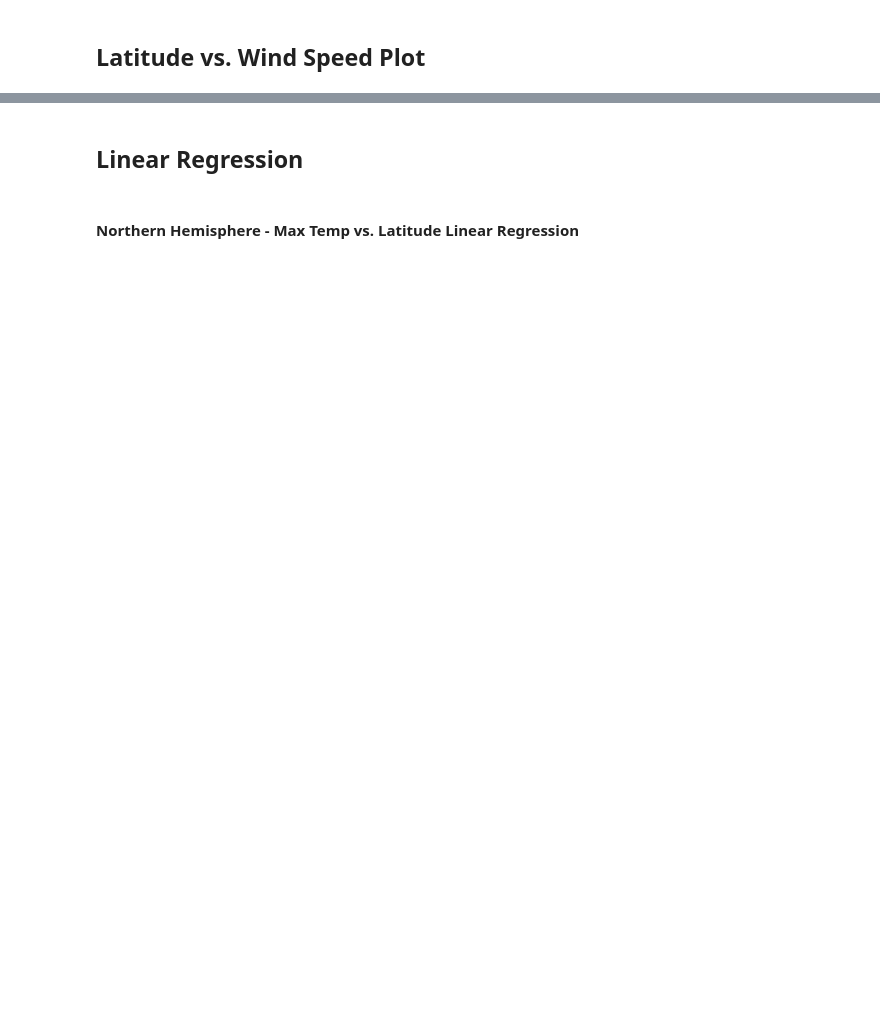
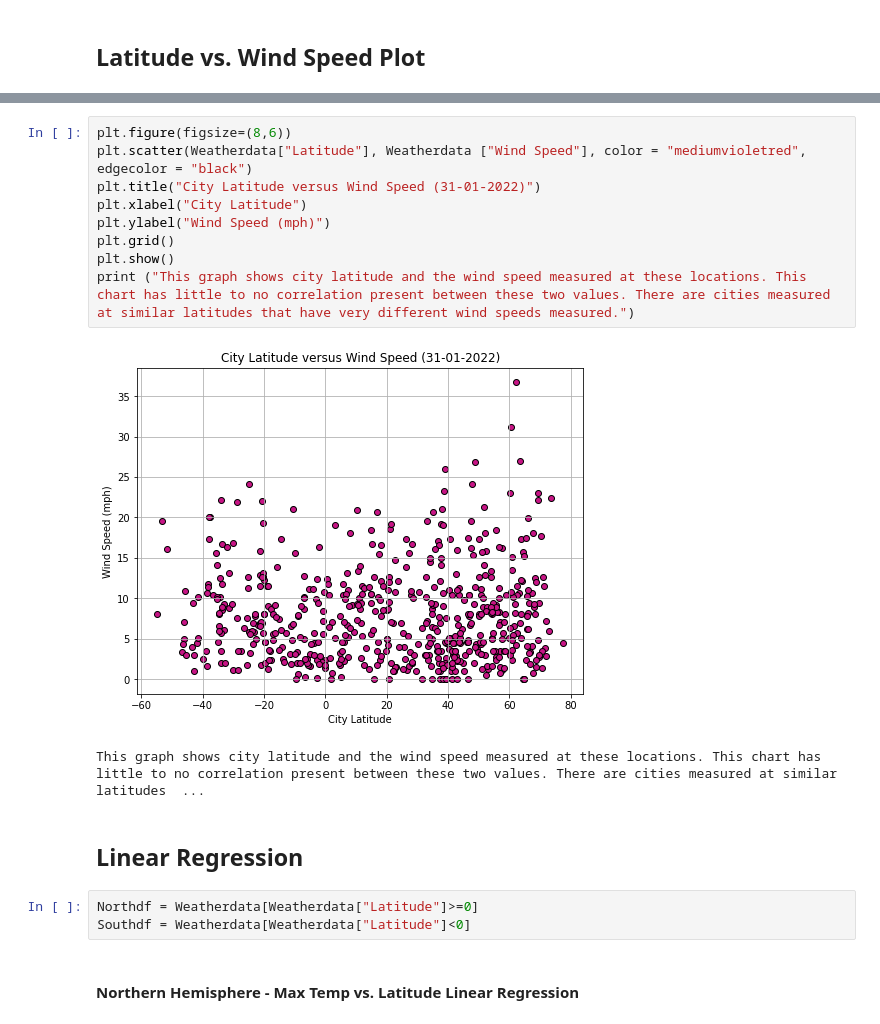
Before and after one commit to nikdav3126/Python-API-Challenge, a Jupyter notebook: WeatherPy/WeatherPy.ipynb, the cells around one changed output, grey strips where cells are left out. Drawn from its saved outputs; the diff is of its cells as text; blank space fills up the shorter version.

```diff
--- a/WeatherPy/WeatherPy.ipynb
+++ b/WeatherPy/WeatherPy.ipynb
@@ -153,4 +218,19 @@ Int64Index([], dtype='int64')
+# %%
+plt.figure(figsize=(8,6))
+plt.scatter(Weatherdata["Latitude"], Weatherdata ["Wind Speed"], color = "mediumvioletred", edgecolor = "black")
+plt.title("City Latitude versus Wind Speed (31-01-2022)")
+plt.xlabel("City Latitude")
+plt.ylabel("Wind Speed (mph)")
+plt.grid()
+plt.show()
+print ("This graph shows city latitude and the wind speed measured at these locations. This chart has little to no correlation present between these two values. There are cities measured at similar latitudes that have very different wind speeds measured.")
+# %% [output]
+[figure, added]
+This graph shows city latitude and the wind speed measured at these locations. This chart has little to no correlation present between these two values. There are cities measured at similar latitudes  ...
 # %% [markdown]
 ## Linear Regression
+# %%
+Northdf = Weatherdata[Weatherdata["Latitude"]>=0]
+Southdf = Weatherdata[Weatherdata["Latitude"]<0]
 # %% [markdown]
 ####  Northern Hemisphere - Max Temp vs. Latitude Linear Regression
```
Also changed, not shown: parts of 34 cells of this notebook.
